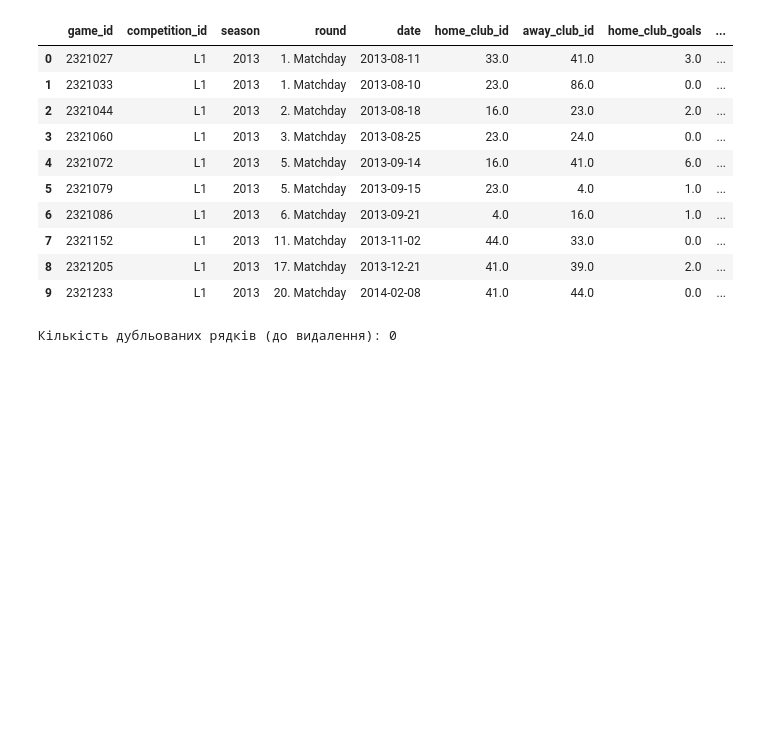
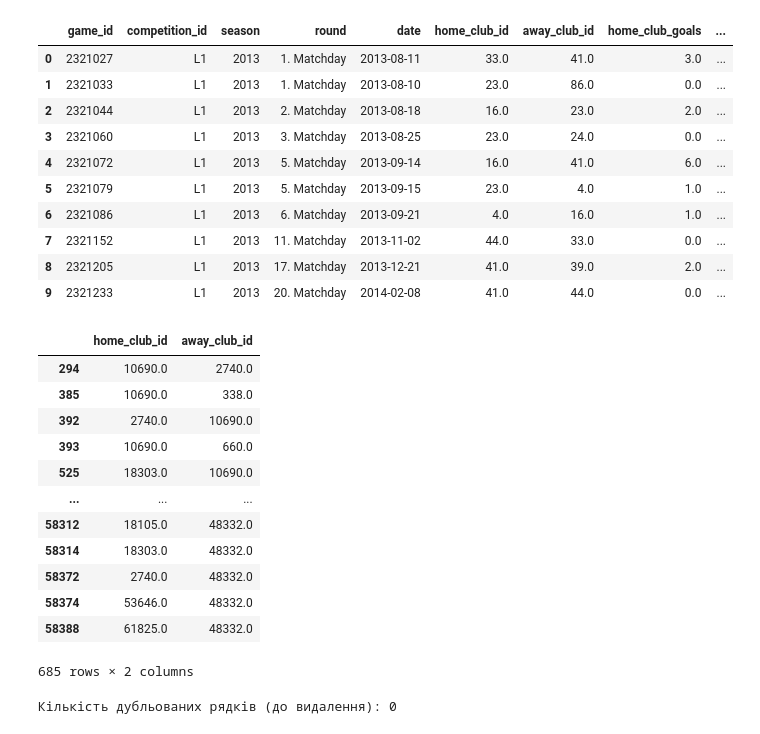
Before and after one commit to UgrynBohdan/GamePredictor, a Jupyter notebook: model/data_preparation/data_preparation_2.ipynb, the cells around one changed output. Drawn from its saved outputs; the diff is of its cells as text; code cells hidden in the pictures; blank space fills up the shorter version.

```diff
--- a/model/data_preparation/data_preparation_2.ipynb
+++ b/model/data_preparation/data_preparation_2.ipynb
@@ -8,7 +8,7 @@ import pandas as pd
 pd.set_option('display.max_columns', 200)
 pd.set_option('display.max_rows', 200)
 # %%
-df = pd.read_csv('../../data/interim/games_clubs_competitions_cleaned.csv')
+df = pd.read_csv('../data/interim/games_clubs_competitions_cleaned.csv')
 # %%
 print(df.shape)
 df.head(10)
@@ -65,3 +70,19 @@ df.head(10)
+# %%
+df[df['country_id'] == 177][['home_club_id', 'away_club_id']]
+# %% [output]
+|  | home_club_id | away_club_id |
+| 294 | 10690.0 | 2740.0 |
+| 385 | 10690.0 | 338.0 |
+| 392 | 2740.0 | 10690.0 |
+| 393 | 10690.0 | 660.0 |
+| 525 | 18303.0 | 10690.0 |
+| ... | ... | ... |
+| 58312 | 18105.0 | 48332.0 |
+| 58314 | 18303.0 | 48332.0 |
+| 58372 | 2740.0 | 48332.0 |
+| 58374 | 53646.0 | 48332.0 |
+| 58388 | 61825.0 | 48332.0 |
+685 rows × 2 columns
 # %%
 # --- КРОК 2: Обробка дублікатів ---
 print("Кількість дубльованих рядків (до видалення):", df.duplicated().sum())
```
Also changed, not shown: parts of 1 cell of this notebook, 10 other files.
